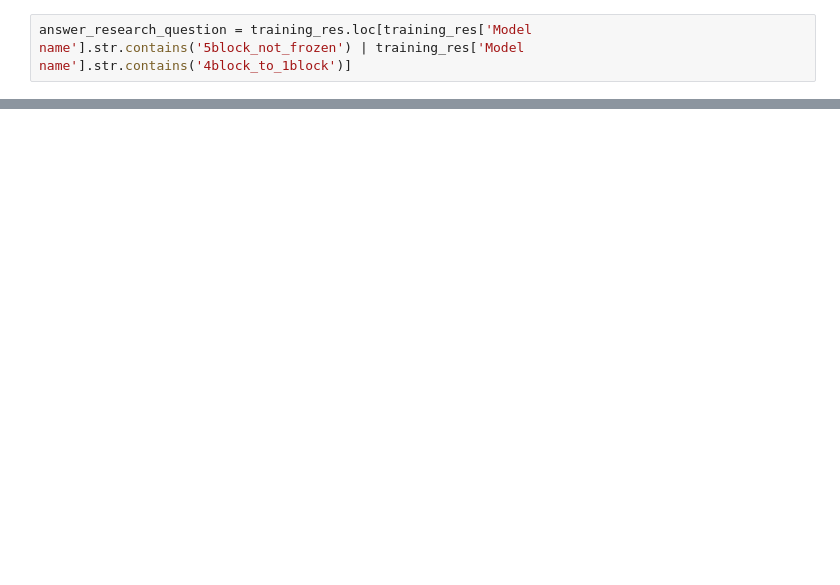
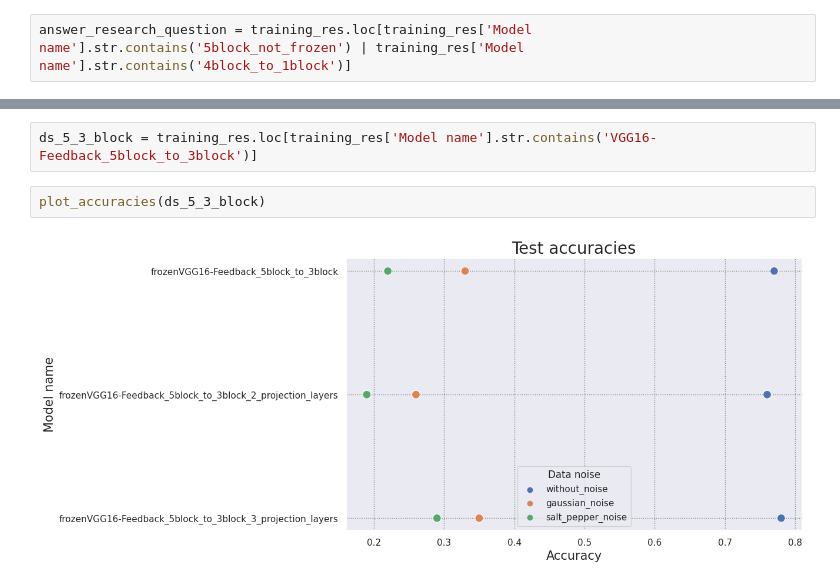
Before and after one commit to Tmozovka/ProjectFeedbackNetworks, a Jupyter notebook: notebooks/Visualise accuracies.ipynb, the cells around one changed output, grey strips where cells are left out. Cells and saved outputs as stored; diff of their text form; blank space fills up the shorter version.

```diff
--- a/notebooks/Visualise accuracies.ipynb
+++ b/notebooks/Visualise accuracies.ipynb
@@ -87,0 +86,6 @@ plot_accuracies(answer_research_question)
+# %%
+ds_5_3_block = training_res.loc[training_res['Model name'].str.contains('VGG16-Feedback_5block_to_3block')]
+# %%
+plot_accuracies(ds_5_3_block)
+# %% [output]
+[figure, added]
```
Also changed, not shown: parts of 7 cells of this notebook, 31 other files.
